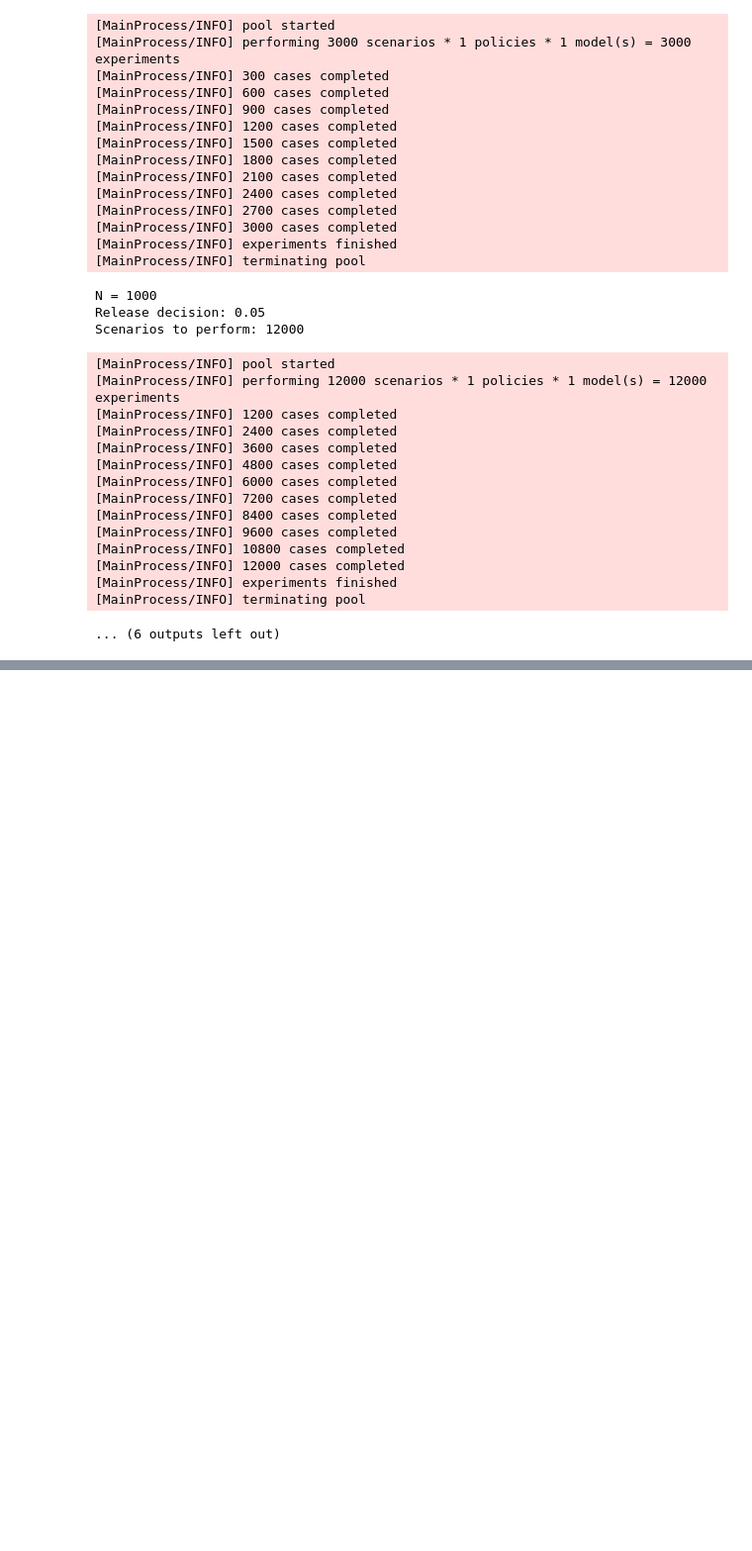
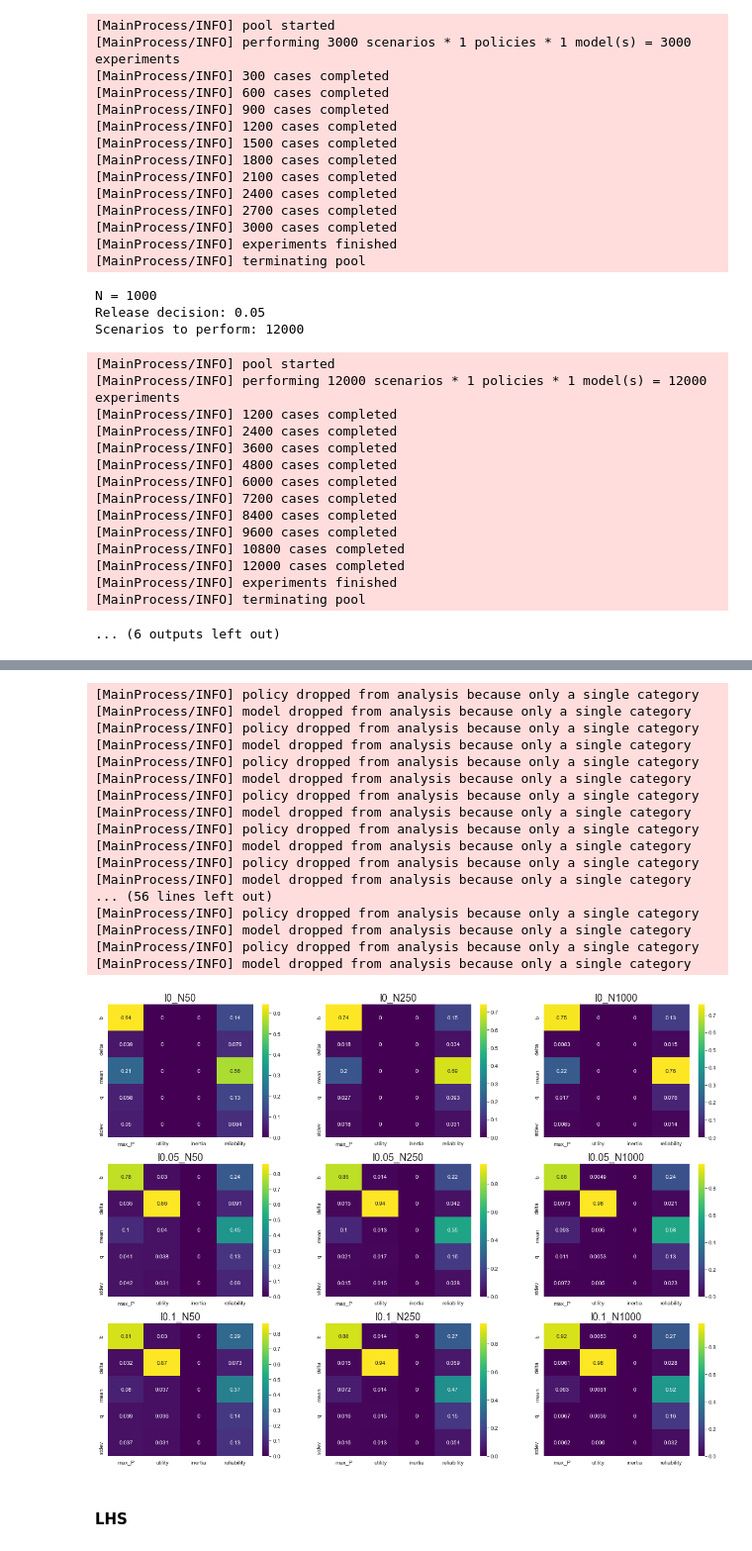
Before and after one commit to Lischip/FabiosDecisions, a Jupyter notebook: epa1361/Week 3-4 - vulnerability analysis/assignment 7 - sensitivity analysis lake model.ipynb, the cells around one changed output, grey strips where cells are left out. Shown at 99% size. Drawn from its saved outputs; the diff is of its cells as text; code cells hidden in the pictures; blank space fills up the shorter version.

```diff
--- a/epa1361/Week 3-4 - vulnerability analysis/assignment 7 - sensitivity analysis lake model.ipynb
+++ b/epa1361/Week 3-4 - vulnerability analysis/assignment 7 - sensitivity analysis lake model.ipynb
@@ -240,0 +240,44 @@ David: wut
+# %%
+# Feature scoring
+
+fs = {}
+
+for i in indexes:
+    x = experiments[i]
+    y = outcomes[i]
+    fs[i] = feature_scoring.get_feature_scores_all(x, y, alg='extra trees')
+
+# Set up figure
+sns.set_style('white')
+fig, ax = plt.subplots(3,3)
+fig.set_size_inches(20,15)
+
+# Individual figures
+
+for i in range(9):
+
+    sns.heatmap(fs[indexes[i]], cmap='viridis', annot=True, ax=ax.flatten()[i])
+    ax.flatten()[i].set_title(indexes[i], fontsize=18)
+
+plt.show()
+# %% [output]
+[MainProcess/INFO] policy dropped from analysis because only a single category
+[MainProcess/INFO] model dropped from analysis because only a single category
+[MainProcess/INFO] policy dropped from analysis because only a single category
+[MainProcess/INFO] model dropped from analysis because only a single category
+[MainProcess/INFO] policy dropped from analysis because only a single category
+[MainProcess/INFO] model dropped from analysis because only a single category
+[MainProcess/INFO] policy dropped from analysis because only a single category
+[MainProcess/INFO] model dropped from analysis because only a single category
+[MainProcess/INFO] policy dropped from analysis because only a single category
+[MainProcess/INFO] model dropped from analysis because only a single category
+[MainProcess/INFO] policy dropped from analysis because only a single category
+[MainProcess/INFO] model dropped from analysis because only a single category
+... (56 lines left out)
+[MainProcess/INFO] policy dropped from analysis because only a single category
+[MainProcess/INFO] model dropped from analysis because only a single category
+[MainProcess/INFO] policy dropped from analysis because only a single category
+[MainProcess/INFO] model dropped from analysis because only a single category
+[figure, added]
+# %% [markdown]
+#### LHS
```
Also changed, not shown: parts of 10 cells of this notebook.
